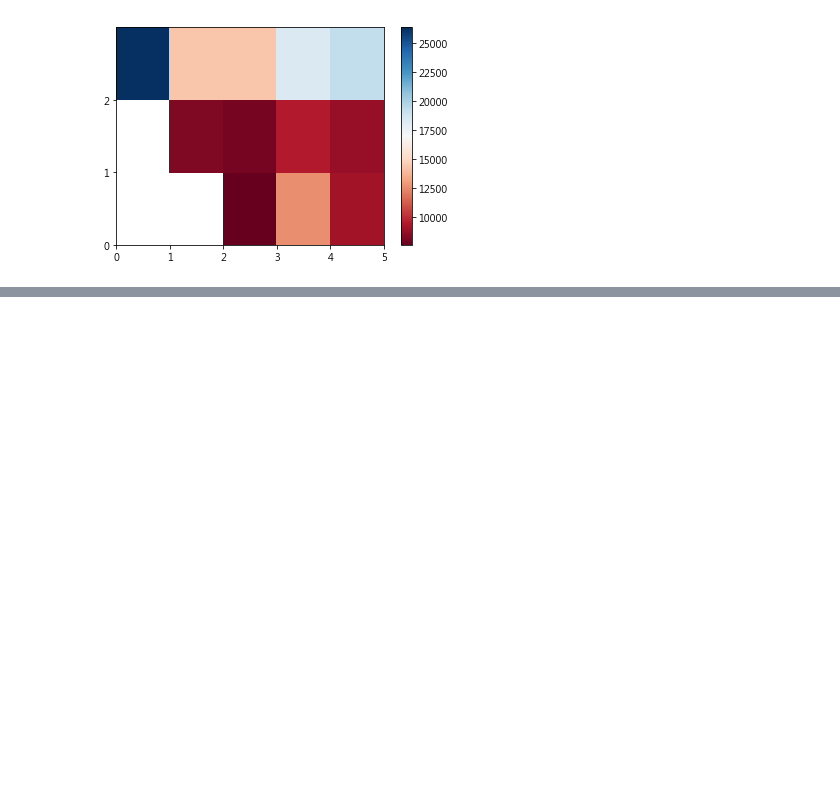
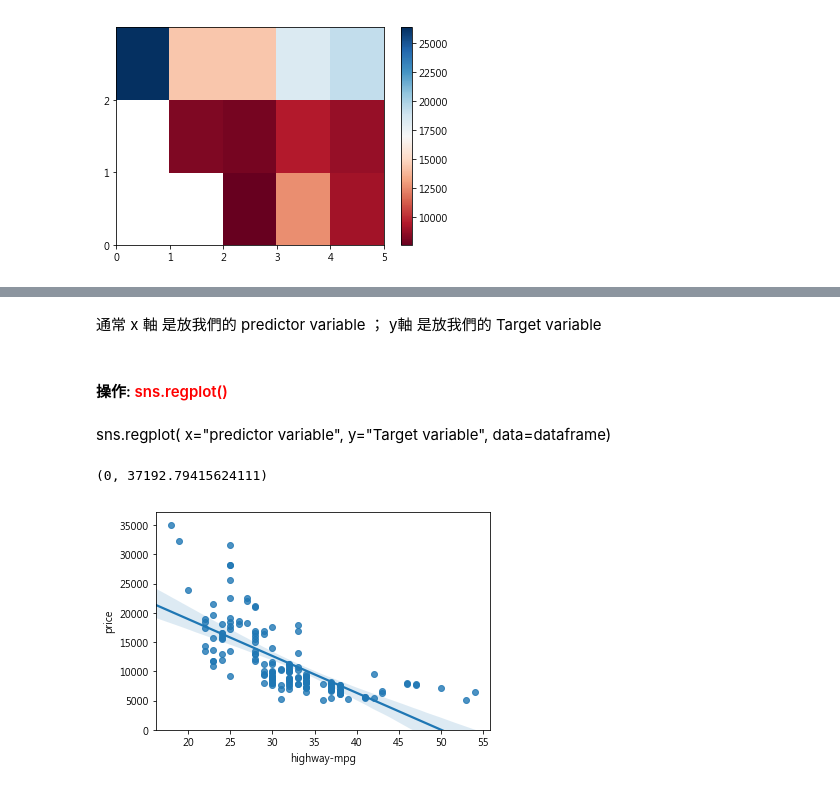
Before and after one commit to ChengYiLin/Python, a Jupyter notebook: Data_analyze_with _python/Data analyze with python.ipynb, the cells around one changed output, grey strips where cells are left out. Saved outputs shown, nothing was run; the diff lists cells and outputs as text; code cells hidden in the pictures; blank space fills up the shorter version.

```diff
--- a/Data_analyze_with _python/Data analyze with python.ipynb
+++ b/Data_analyze_with _python/Data analyze with python.ipynb
@@ -545,0 +739,14 @@ plt.show()
+# %% [markdown]
+通常 x 軸 是放我們的 predictor variable ； y軸 是放我們的 Target variable
+# %% [markdown]
+#### 操作: <font color="red">sns.regplot()</font>
+# %% [markdown]
+sns.regplot( x="predictor variable", y="Target variable", data=dataframe)
+# %%
+import seaborn as sns
+
+sns.regplot( x="highway-mpg", y="price", data=data)
+plt.ylim(0,)
+# %% [output]
+(0, 37192.79415624111)
+[figure, added]
```
Also changed, not shown: parts of 126 cells of this notebook, 13 other files.
